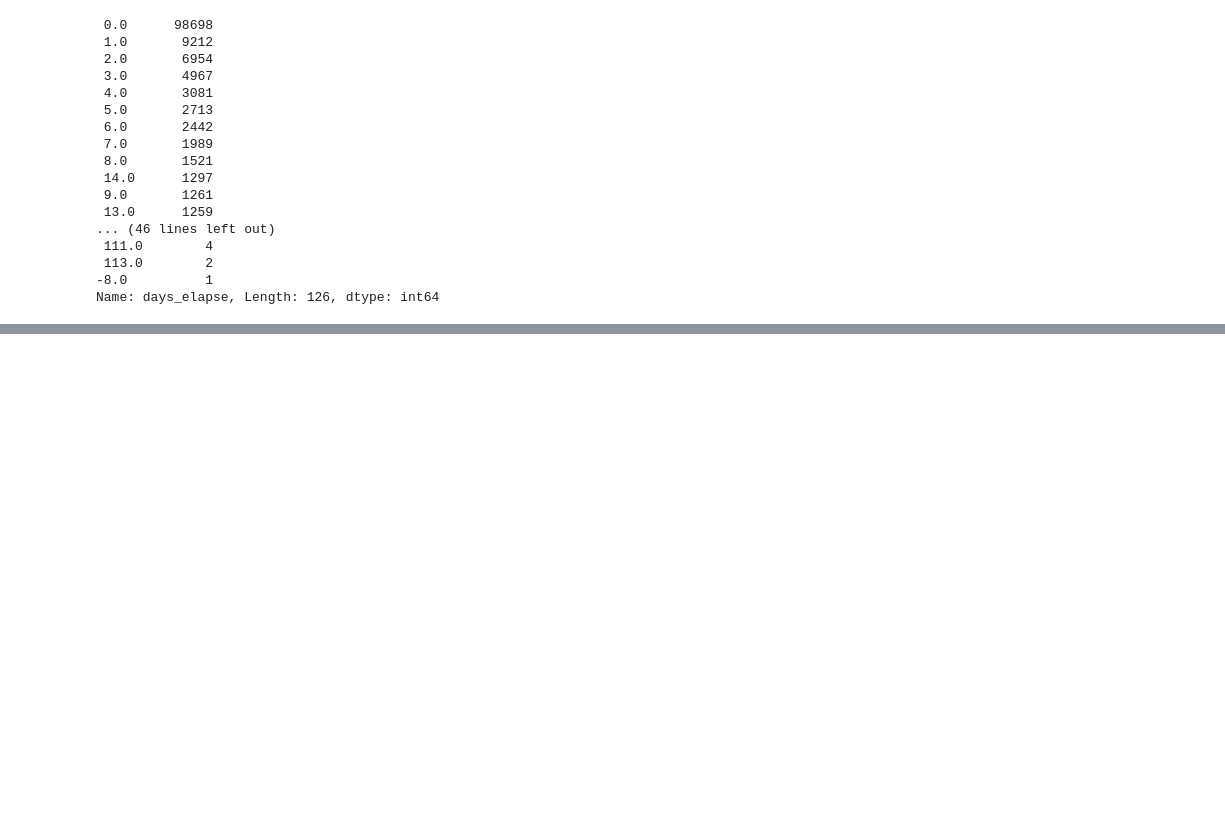
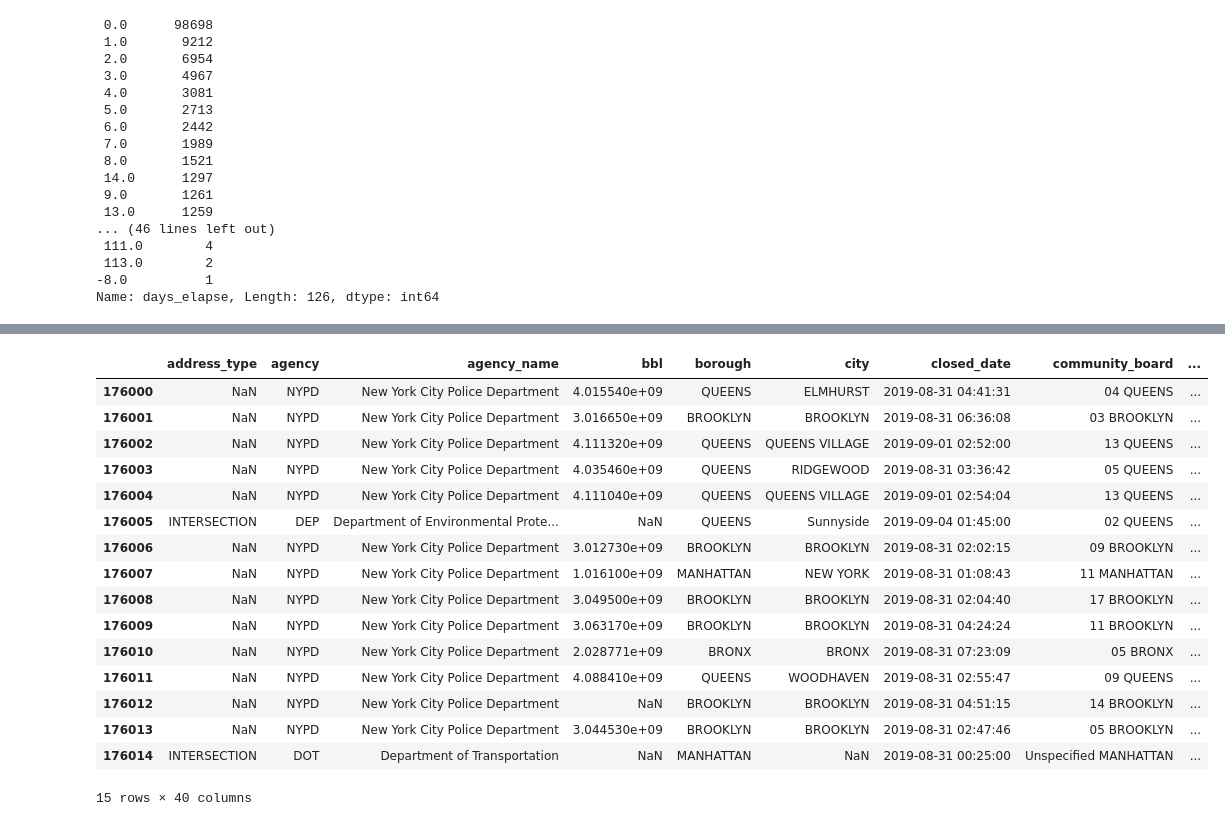
Before and after one commit to whohuhwhat/311_pt4, a Jupyter notebook: Aug_Workbook.ipynb, the cells around one changed output, grey strips where cells are left out. Cells and saved outputs as stored; diff of their text form; code cells hidden in the pictures; blank space fills up the shorter version.

Commit message:
days_elapsed

```diff
--- a/Aug_Workbook.ipynb
+++ b/Aug_Workbook.ipynb
@@ -72,6 +72,8 @@ memory usage: 51.0+ MB
 aug['created_date'] = pd.to_datetime(aug['created_date'])
 aug["day_of_week"] = aug['created_date'].dt.day_name()
 aug['closed_date'] = pd.to_datetime(aug['closed_date'])
+# %%
+aug['days_elapse'] = (aug['closed_date'] - aug['created_date']).dt.days
 # %%
 aug['created_date'][9000]
 # %% [output]
@@ -696,0 +729,2 @@ Name: days_elapse, Length: 126, dtype: int64
+# %%
+aug['avg_time'] = ['1' if x <= 1 elif '2' if x <=2 elif '7' if x<=7 for x in aug['days_elapse']]
@@ -696,0 +733,49 @@ Name: days_elapse, Length: 126, dtype: int64
+# %%
+for x in aug['days_elapse']:
+    if x >=60:
+        aug['avg_time'] = 60
+    elif 14 < x <=30:
+        aug['avg_time'] = 30
+    elif 7 < x <=14:
+        aug['avg_time'] = 14
+    elif 2 < x <=7:
+        aug['avg_time'] = 7
+    elif 1 < x <=2:
+        aug['avg_time'] = 2
+    elif x <= 1:
+        aug['avg_time'] = 1
+
+
+
+
+
+#     elif x <=30:
+#         aug['avg_time'] = 30
+#     elif x <=14:
+#         aug['avg_time'] = 14
+#     elif x <=7:
+#         aug['avg_time'] = 7
+#     elif x <=2:
+#         aug['avg_time'] = 2
+#     elif x <=1:
+#         aug['avg_time'] = 1
+# %%
+aug.tail(15)
+# %% [output]
+|  | address_type | agency | agency_name | bbl | borough | city | closed_date | community_board | ... |
+| 176000 | NaN | NYPD | New York City Police Department | 4.015540e+09 | QUEENS | ELMHURST | 2019-08-31 04:41:31 | 04 QUEENS | ... |
+| 176001 | NaN | NYPD | New York City Police Department | 3.016650e+09 | BROOKLYN | BROOKLYN | 2019-08-31 06:36:08 | 03 BROOKLYN | ... |
+| 176002 | NaN | NYPD | New York City Police Department | 4.111320e+09 | QUEENS | QUEENS VILLAGE | 2019-09-01 02:52:00 | 13 QUEENS | ... |
+| 176003 | NaN | NYPD | New York City Police Department | 4.035460e+09 | QUEENS | RIDGEWOOD | 2019-08-31 03:36:42 | 05 QUEENS | ... |
+| 176004 | NaN | NYPD | New York City Police Department | 4.111040e+09 | QUEENS | QUEENS VILLAGE | 2019-09-01 02:54:04 | 13 QUEENS | ... |
+| 176005 | INTERSECTION | DEP | Department of Environmental Prote... | NaN | QUEENS | Sunnyside | 2019-09-04 01:45:00 | 02 QUEENS | ... |
+| 176006 | NaN | NYPD | New York City Police Department | 3.012730e+09 | BROOKLYN | BROOKLYN | 2019-08-31 02:02:15 | 09 BROOKLYN | ... |
+| 176007 | NaN | NYPD | New York City Police Department | 1.016100e+09 | MANHATTAN | NEW YORK | 2019-08-31 01:08:43 | 11 MANHATTAN | ... |
+| 176008 | NaN | NYPD | New York City Police Department | 3.049500e+09 | BROOKLYN | BROOKLYN | 2019-08-31 02:04:40 | 17 BROOKLYN | ... |
+| 176009 | NaN | NYPD | New York City Police Department | 3.063170e+09 | BROOKLYN | BROOKLYN | 2019-08-31 04:24:24 | 11 BROOKLYN | ... |
+| 176010 | NaN | NYPD | New York City Police Department | 2.028771e+09 | BRONX | BRONX | 2019-08-31 07:23:09 | 05 BRONX | ... |
+| 176011 | NaN | NYPD | New York City Police Department | 4.088410e+09 | QUEENS | WOODHAVEN | 2019-08-31 02:55:47 | 09 QUEENS | ... |
+| 176012 | NaN | NYPD | New York City Police Department | NaN | BROOKLYN | BROOKLYN | 2019-08-31 04:51:15 | 14 BROOKLYN | ... |
+| 176013 | NaN | NYPD | New York City Police Department | 3.044530e+09 | BROOKLYN | BROOKLYN | 2019-08-31 02:47:46 | 05 BROOKLYN | ... |
+| 176014 | INTERSECTION | DOT | Department of Transportation | NaN | MANHATTAN | NaN | 2019-08-31 00:25:00 | Unspecified MANHATTAN | ... |
+15 rows × 40 columns
```
Also changed, not shown: parts of 3 cells of this notebook.
